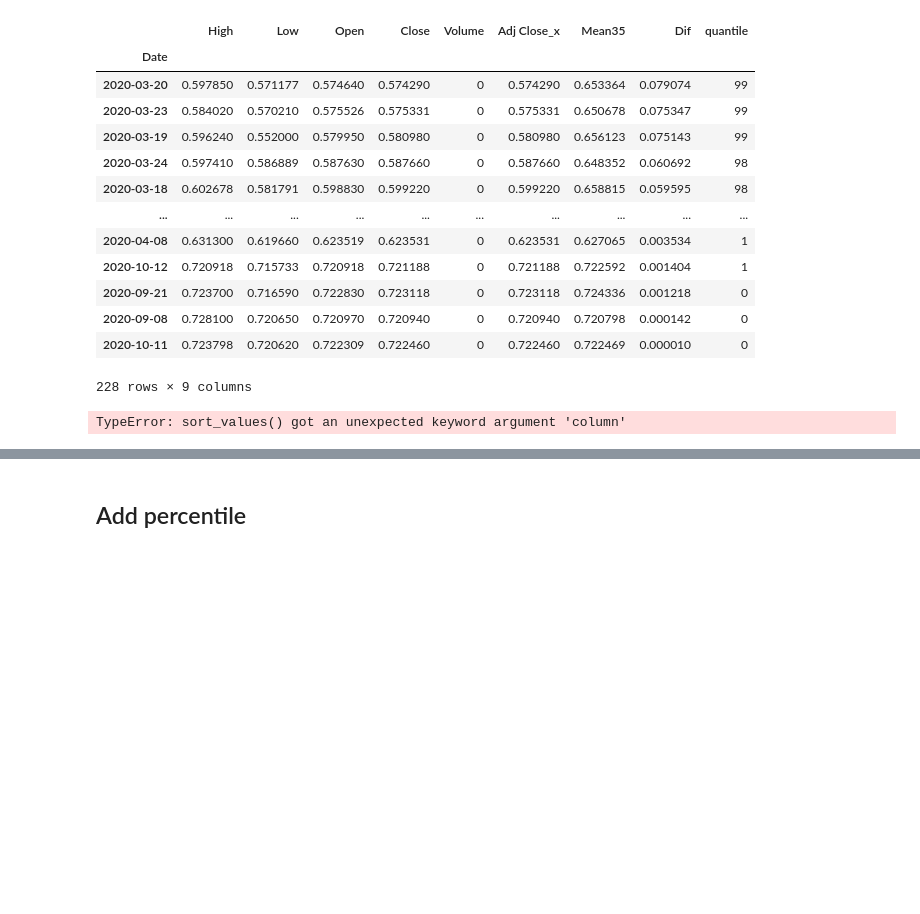
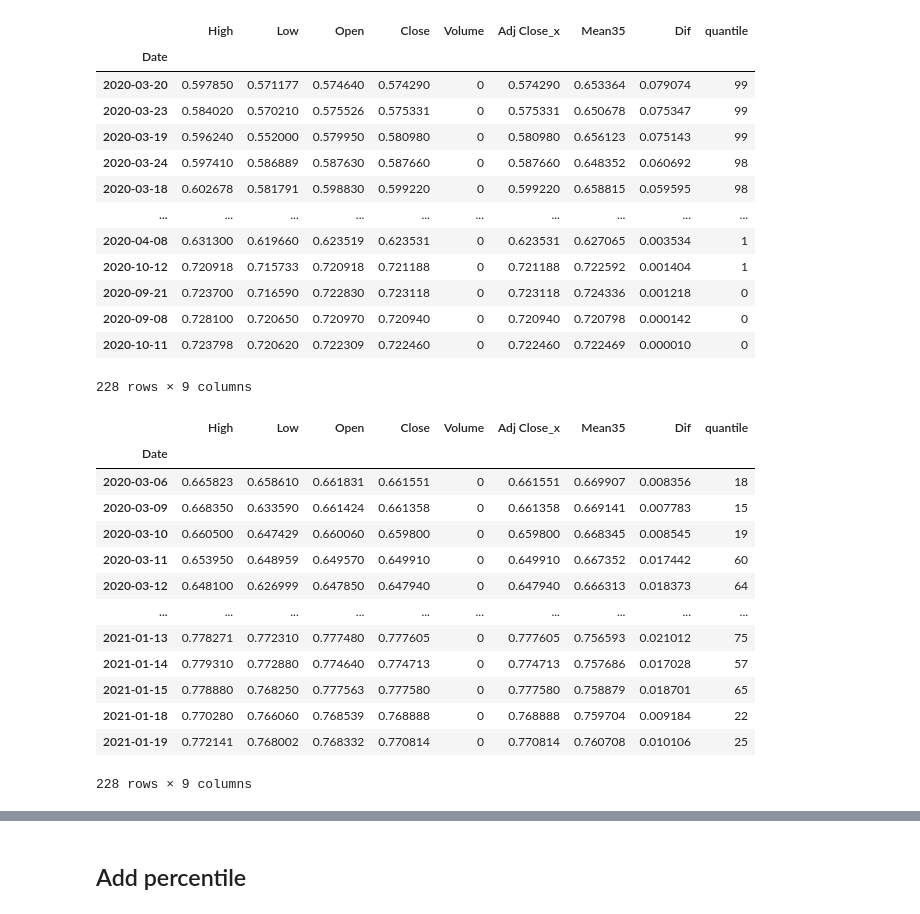
Before and after one commit to tutalae/practice-for-analysing-and-predict-the-price-of-crypto-currency, a Jupyter notebook: Price_Check.ipynb, the cells around one changed output, grey strips where cells are left out. Cells and saved outputs as stored; diff of their text form; code cells hidden in the pictures; blank space fills up the shorter version.

```diff
--- a/Price_Check.ipynb
+++ b/Price_Check.ipynb
@@ -164,6 +164,20 @@ df_sort
 | 2020-10-11 | 0.723798 | 0.720620 | 0.722309 | 0.722460 | 0 | 0.722460 | 0.722469 | 0.000010 | 0 |
 228 rows × 9 columns
 # %%
-df_sorted = df_sort.sort_values(column = "Date")
+df_sorted = df_sort.sort_values(by = "Date")
+df_sorted
 # %% [output]
+|  | High | Low | Open | Close | Volume | Adj Close_x | Mean35 | Dif | quantile |
+| Date |  |  |  |  |  |  |  |  |  |
+| 2020-03-06 | 0.665823 | 0.658610 | 0.661831 | 0.661551 | 0 | 0.661551 | 0.669907 | 0.008356 | 18 |
+| 2020-03-09 | 0.668350 | 0.633590 | 0.661424 | 0.661358 | 0 | 0.661358 | 0.669141 | 0.007783 | 15 |
+| 2020-03-10 | 0.660500 | 0.647429 | 0.660060 | 0.659800 | 0 | 0.659800 | 0.668345 | 0.008545 | 19 |
+| 2020-03-11 | 0.653950 | 0.648959 | 0.649570 | 0.649910 | 0 | 0.649910 | 0.667352 | 0.017442 | 60 |
+| 2020-03-12 | 0.648100 | 0.626999 | 0.647850 | 0.647940 | 0 | 0.647940 | 0.666313 | 0.018373 | 64 |
+| ... | ... | ... | ... | ... | ... | ... | ... | ... | ... |
+| 2021-01-13 | 0.778271 | 0.772310 | 0.777480 | 0.777605 | 0 | 0.777605 | 0.756593 | 0.021012 | 75 |
+| 2021-01-14 | 0.779310 | 0.772880 | 0.774640 | 0.774713 | 0 | 0.774713 | 0.757686 | 0.017028 | 57 |
+| 2021-01-15 | 0.778880 | 0.768250 | 0.777563 | 0.777580 | 0 | 0.777580 | 0.758879 | 0.018701 | 65 |
+| 2021-01-18 | 0.770280 | 0.766060 | 0.768539 | 0.768888 | 0 | 0.768888 | 0.759704 | 0.009184 | 22 |
+| 2021-01-19 | 0.772141 | 0.768002 | 0.768332 | 0.770814 | 0 | 0.770814 | 0.760708 | 0.010106 | 25 |
-TypeError: sort_values() got an unexpected keyword argument 'column'
+228 rows × 9 columns
```
Also changed, not shown: parts of 1 cell of this notebook.
